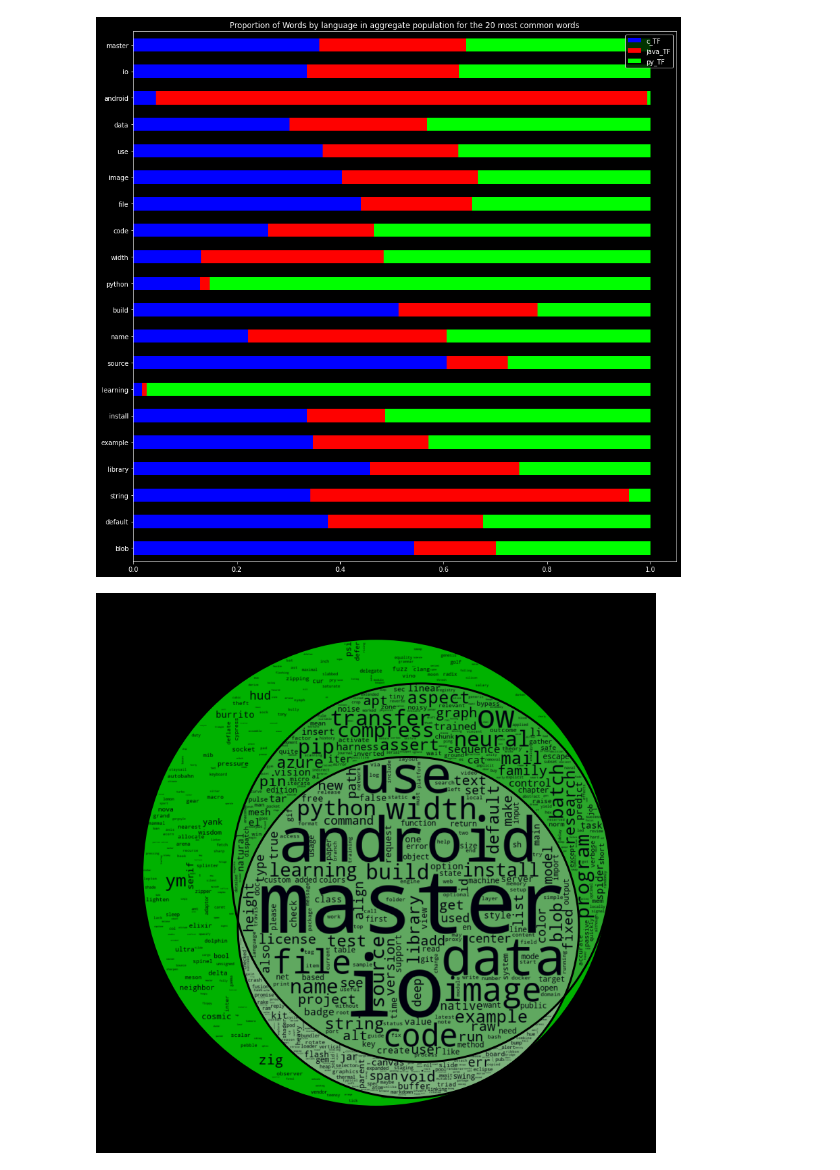
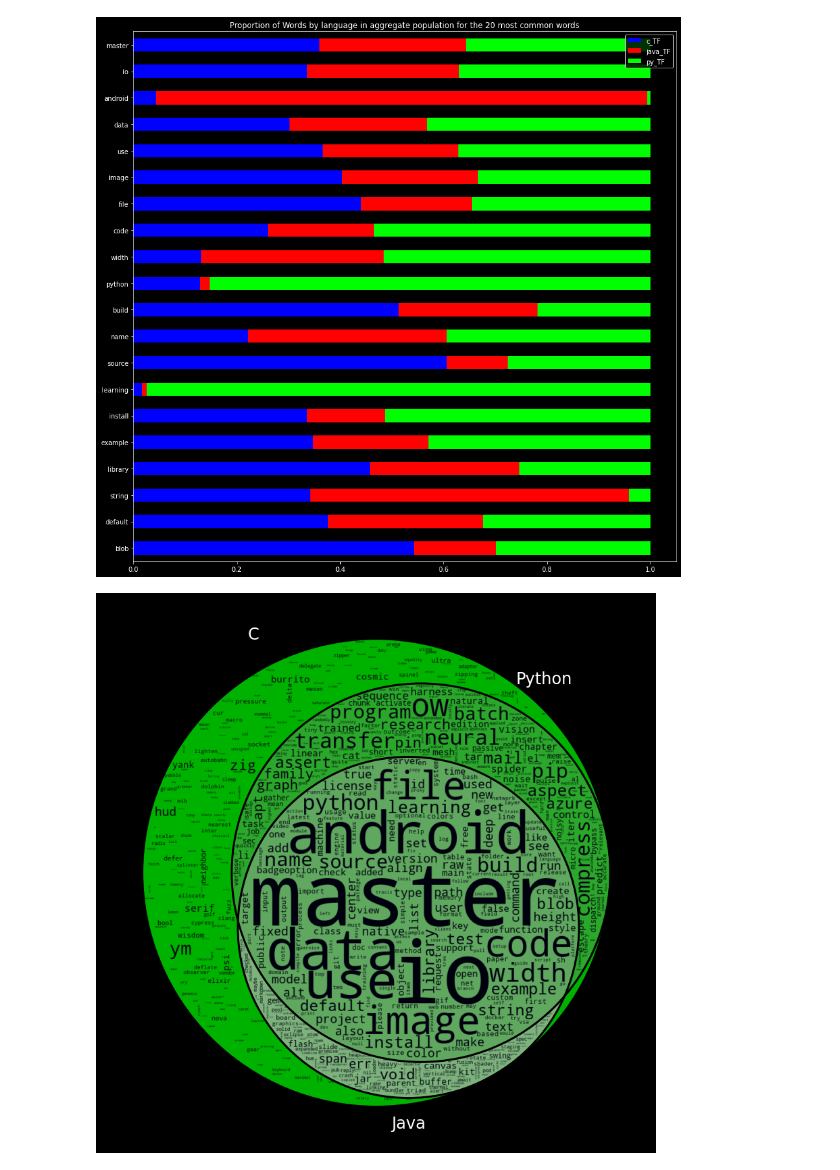
Before and after one commit to mackenr/nlp_project, a Jupyter notebook: explore.ipynb, the cells around one changed output. Drawn from its saved outputs; the diff is of its cells as text; code cells hidden in the pictures.

```diff
--- a/explore.ipynb
+++ b/explore.ipynb
@@ -244,22 +231,22 @@ plt.title('Proportion of Words by language in aggregate population for the 20 mo
 # %%
 ## The commented out is different aestetic variations of the same. We create a venn diagram that represents the C,Python and Java words from the readmes.
 
 fig,axs=plt.subplots(1,1,figsize=(60,15))
 a=axs
 # b=axs[1]
 # c=axs[2]
 # d=axs[3]
 # e=axs[4]
 # v = venn3(subsets=[ c_wordset,py_wordset, java_wordset], set_labels = ('C','Python', 'Java'), set_colors=['k', '.35', 'w'],ax=b,alpha=.7)
 # plot = venn3_circles([ c_wordset,py_wordset, java_wordset],color='red',ax=b)
 # venn3_wordcloud(wordsetslist,word_to_frequency=combinedvalcount,set_labels=[ "C",'Python', 'Java'], set_colors=['0', '0', '0'],  set_edgecolors=['0', 'lime', 'lime'],alpha=.7,ax=a,wordcloud_kwargs={"colormap":'inferno', 'max_words':2000,'max_font_size':200,'collocations':False})
 # venn3_wordcloud(wordsetslist,word_to_frequency=combinedvalcount,set_labels=[ "C",'Python', 'Java'], set_colors=['lime','lime', 'lime'],  set_edgecolors=['0', '0', '0'],alpha=.7,ax=b)
 # venn3_wordcloud(wordsetslist,word_to_frequency=combinedvalcount,set_labels=[ "C",'Python', 'Java'], set_colors=['k', '.35', 'w'],  set_edgecolors=['0', '0', '0'],alpha=.7,ax=c,wordcloud_kwargs={"colormap":'inferno', 'max_words':2000,'max_font_size':200,'collocations':False})
 # venn3_wordcloud(wordsetslist,word_to_frequency=combinedvalcount,set_labels=[ "C",'Python', 'Java'], set_colors=['lime','lime', 'lime'],  set_edgecolors=['0', '0', '0'],alpha=.7,ax=d,wordcloud_kwargs={"colormap":'gray'})
-# venn3_wordcloud(wordsetslist,word_to_frequency=combinedvalcount,set_labels=[ "C",'Python', 'Java'], set_colors=['lime','.35', 'w'],  set_edgecolors=['0', '0', '0'],alpha=.7,ax=a)
-venn3_wordcloud(wordsetslist,word_to_frequency=combinedvalcount, set_colors=['lime','.35', 'w'],  set_edgecolors=['0', '0', '0'],alpha=.7,ax=a)
+venn3_wordcloud(wordsetslist,word_to_frequency=combinedvalcount,set_labels=[ "C",'Python', 'Java'], set_colors=['lime','.35', 'w'],  set_edgecolors=['0', '0', '0'],alpha=.7,ax=a)
+
 
 plt.show()
 # colormap='RdYlGn'
 # %% [output]
-[figure, old version]
+[figure, new version]
```
Also changed, not shown: parts of 4 cells of this notebook.
